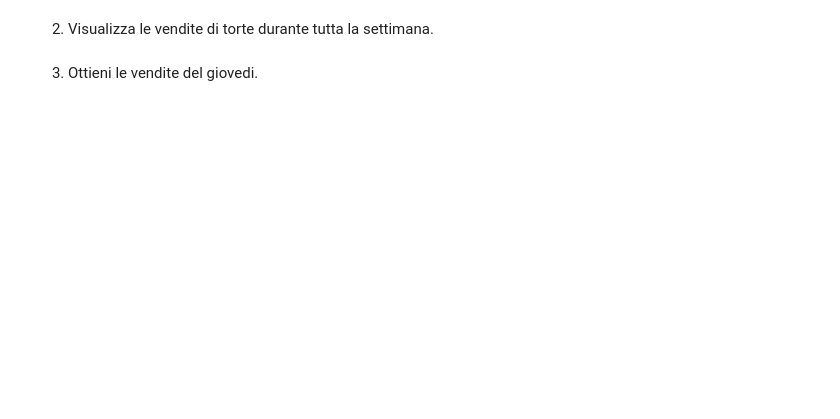
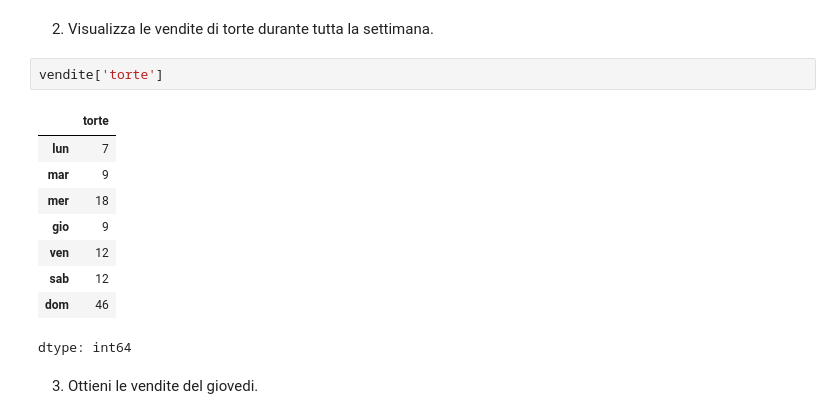
Before and after one commit to leonardonels/Colab-python, a Jupyter notebook: Esercizio_in_aula.ipynb, the cells around one changed output. Drawn from its saved outputs; the diff is of its cells as text; blank space fills up the shorter version.

```diff
--- a/Esercizio_in_aula.ipynb
+++ b/Esercizio_in_aula.ipynb
@@ -23,4 +23,16 @@ vendite
 # %% [markdown]
 2. Visualizza le vendite di torte durante tutta la settimana.
+# %%
+vendite['torte']
+# %% [output]
+|  | torte |
+| lun | 7 |
+| mar | 9 |
+| mer | 18 |
+| gio | 9 |
+| ven | 12 |
+| sab | 12 |
+| dom | 46 |
+dtype: int64
 # %% [markdown]
 3. Ottieni le vendite del giovedi.
```
Also changed, not shown: parts of 5 cells of this notebook.
